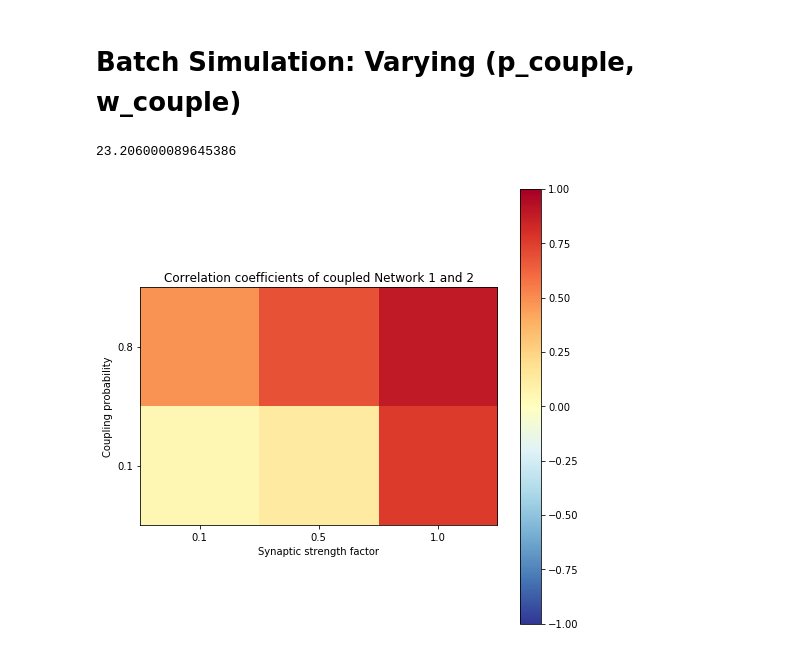
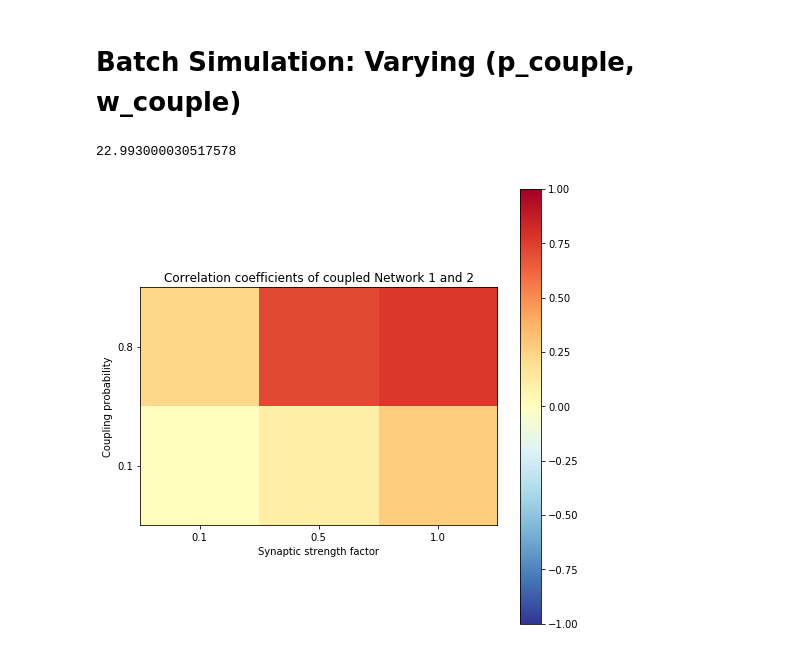
Before and after one commit to KokilaP/Neural-Networks, a Jupyter notebook: N2_BatchSimModel.ipynb, the cells around one changed output. Saved outputs shown, nothing was run; the diff lists cells and outputs as text; code cells hidden in the pictures.

```diff
--- a/N2_BatchSimModel.ipynb
+++ b/N2_BatchSimModel.ipynb
@@ -302,7 +302,7 @@ coeff = np.zeros((p_len,w_len))
 
 # provide a set of values (w_couple,p_couple) to record spikemonitor values for plotting and analysis
 #record_param = [(0.05,0.5),(20.0,0.5),(1.0,0.1),(1.0,0.9)]
-record_param = [(.1,0.1),(.5,0.8),(1,0.8)]
+record_param = [(.1,0.1),(.5,0.8),(1,0.8),(.1,.8)]
 datastream = [None]*len(record_param)
 
 # Creating individual network groups
@@ -359,7 +359,8 @@ for weight in arange(w_len):
 
         ## 3. Re-establish synaptic connections
         ## 4. Run simulation for the next t2*ms
-        S1c2.w = w_couple_vec[weight]
+        S1c2.w = w_couple_vec[weight] *  np.random.uniform(0,1,len(S1c2.w))
+
         net_batch.run(t2*ms)
 
         ## 5. Remove synaptic connections again
@@ -369,35 +370,35 @@ for weight in arange(w_len):
 
         states = net_batch.get_states()
         SN_1i = states['spikemon_cG1']['i']
         SN_1t = states['spikemon_cG1']['t']
         SN_2i = states['spikemon_cG2']['i']
         SN_2t = states['spikemon_cG2']['t']
 
         # obtaining correlation coefficient from comparing binary spike trains of Network 1 and 2
         c = stats.batch_cc(SN_1t,SN_2t,phase1,phase2,bin_size)
         coeff[prob,weight] = c
 
         # for loop to record spikemonitor data for selected runs that need to be graphed
         for k in arange(len(datastream)):
             if record_param[k]==(w_couple_vec[weight]/volt,p_couple_vec[prob]): # check if correct run is
                                                                                 # one that needs to be recorded
                 # store a copy of all spike monitors at this instance (for the current run) by returning a dictionary
                 # using 'spikemonitor'.spike_trains() Brian function and reformatting it as an array of sorted spike times
 
                 datastream[k] = (SN_1t,SN_1i,SN_2t,SN_2i,SN_indvt)
 
         net_batch.remove(S1c2,spikemon_cG1,spikemon_cG2)
         net_batch.restore() # go back to original network state with initial values of Network 1 and 2
         net_indv.restore() # go back to original network state with initial values of Network 3
 
 batch_heatmap(coeff) # plot a probability of coupling vs synaptic strength heatmap using a matrix of
                      #  correlation coefficients
 
 t4 = time.time() # to keep track of batch simulation time
 t4-t3
 # %% [output]
-23.206000089645386
+22.993000030517578
-[figure, old version]
+[figure, new version]
 # %%
 batch_plot(datastream,0)
 # %% [output]
```
Also changed, not shown: parts of 5 cells of this notebook.
